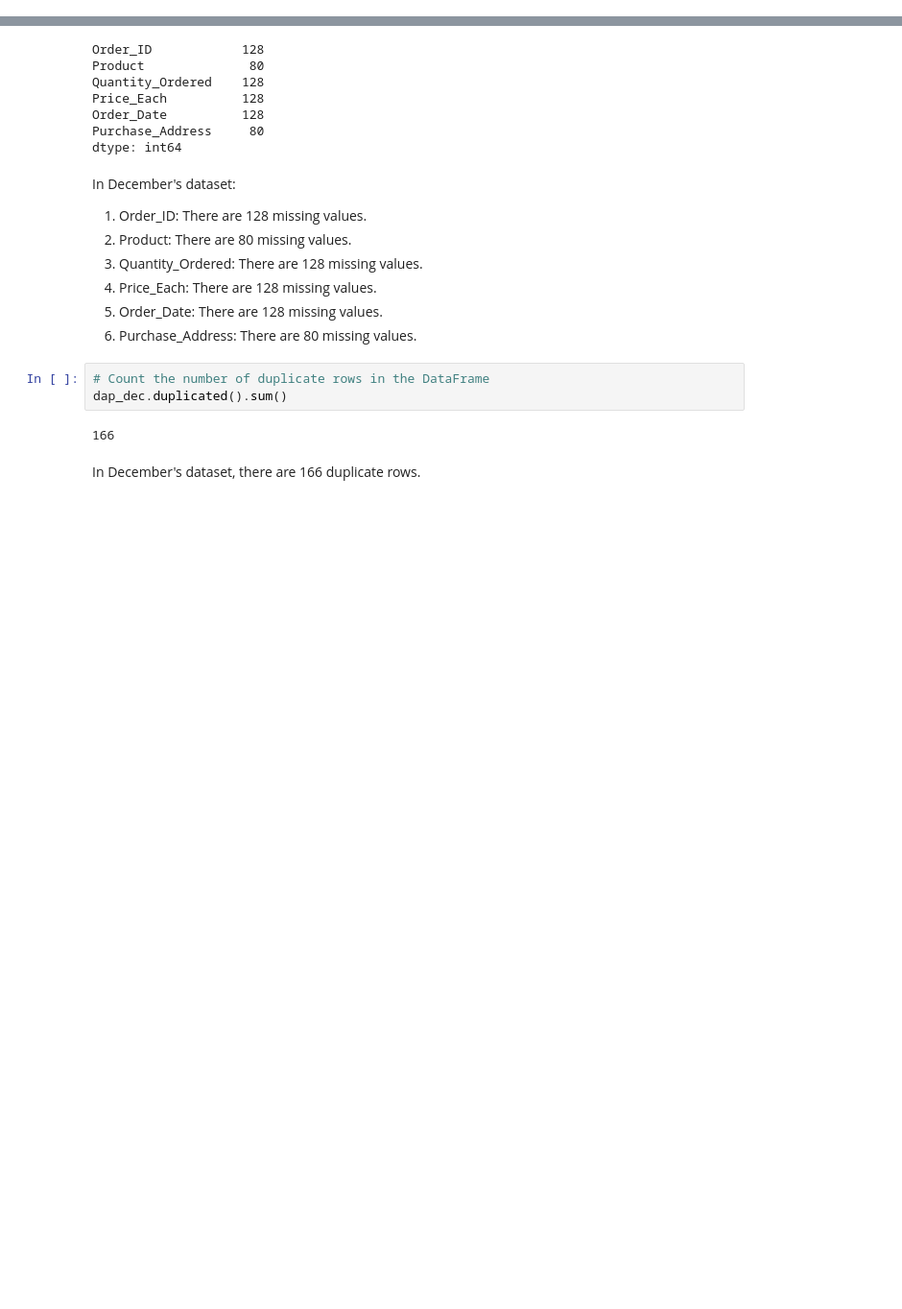
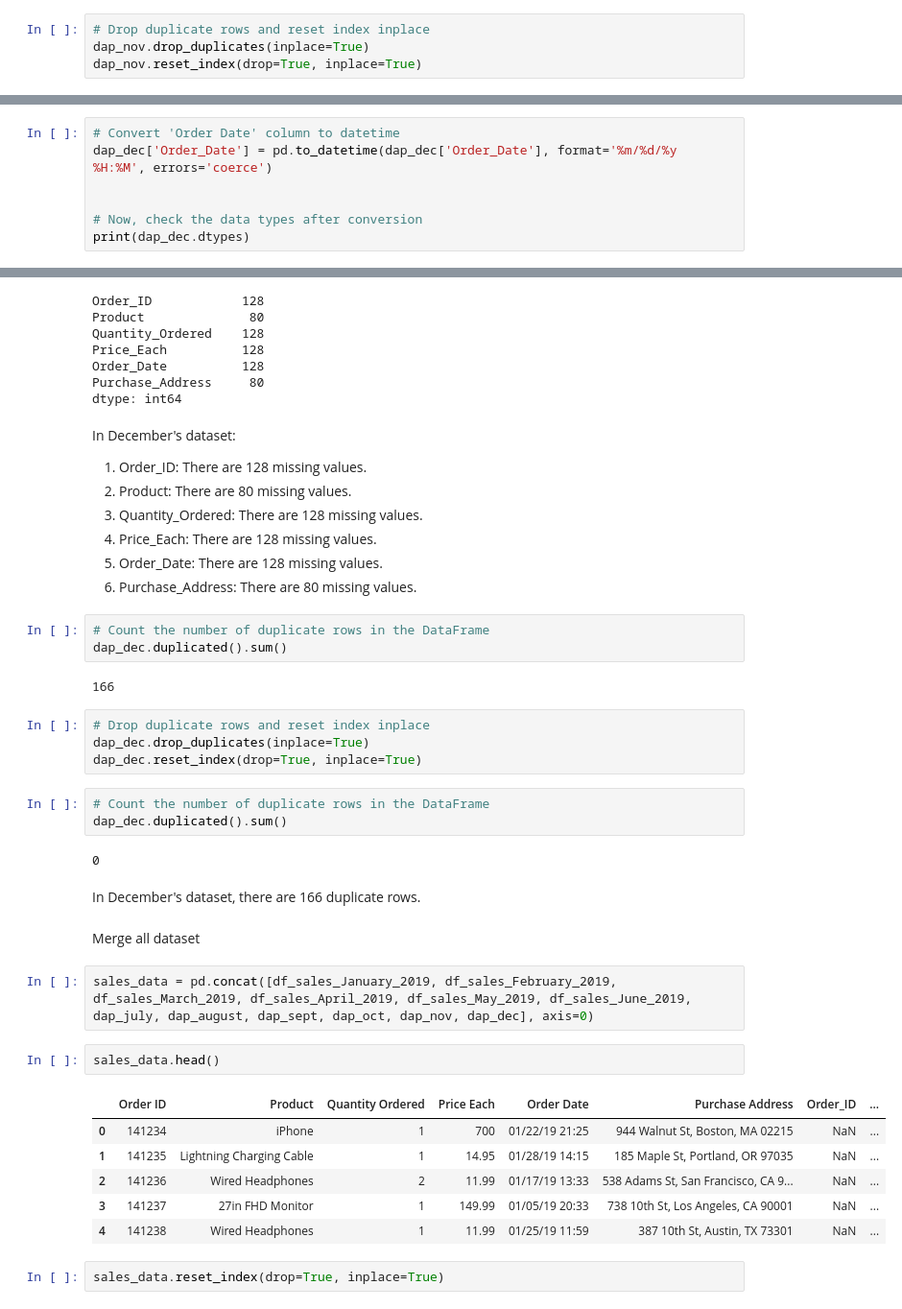
Before and after one commit to Samidirbsa/PowerBI_Capstone_Project, a Jupyter notebook: notebook.ipynb, the cells around one changed output, grey strips where cells are left out. Shown at 96% size. Cells and saved outputs as stored; diff of their text form; blank space fills up the shorter version.

```diff
--- a/notebook.ipynb
+++ b/notebook.ipynb
@@ -1573,3 +1870,7 @@ Purchase_Address: 45 missing values
 dap_nov.duplicated().sum()
 # %% [output]
 108
+# %%
+# Drop duplicate rows and reset index inplace
+dap_nov.drop_duplicates(inplace=True)
+dap_nov.reset_index(drop=True, inplace=True)
@@ -1608,3 +1914,10 @@ Data columns (total 6 columns):
  5   Purchase_Address  25037 non-null  object
 dtypes: float64(3), object(3)
 memory usage: 1.1+ MB
+# %%
+# Convert 'Order Date' column to datetime
+dap_dec['Order_Date'] = pd.to_datetime(dap_dec['Order_Date'], format='%m/%d/%y %H:%M', errors='coerce')
+
+
+# Now, check the data types after conversion
+print(dap_dec.dtypes)
@@ -1709,5 +2030,29 @@ In December's dataset:
 dap_dec.duplicated().sum()
 # %% [output]
 166
+# %%
+# Drop duplicate rows and reset index inplace
+dap_dec.drop_duplicates(inplace=True)
+dap_dec.reset_index(drop=True, inplace=True)
+# %%
+# Count the number of duplicate rows in the DataFrame
+dap_dec.duplicated().sum()
+# %% [output]
+0
 # %% [markdown]
 In December's dataset, there are 166 duplicate rows.
+# %% [markdown]
+Merge all dataset
+# %%
+sales_data = pd.concat([df_sales_January_2019, df_sales_February_2019, df_sales_March_2019, df_sales_April_2019, df_sales_May_2019, df_sales_June_2019, dap_july, dap_august, dap_sept, dap_oct, dap_nov, dap_dec], axis=0)
+# %%
+sales_data.head()
+# %% [output]
+|  | Order ID | Product | Quantity Ordered | Price Each | Order Date | Purchase Address | Order_ID | ... |
+| 0 | 141234 | iPhone | 1 | 700 | 01/22/19 21:25 | 944 Walnut St, Boston, MA 02215 | NaN | ... |
+| 1 | 141235 | Lightning Charging Cable | 1 | 14.95 | 01/28/19 14:15 | 185 Maple St, Portland, OR 97035 | NaN | ... |
+| 2 | 141236 | Wired Headphones | 2 | 11.99 | 01/17/19 13:33 | 538 Adams St, San Francisco, CA 9... | NaN | ... |
+| 3 | 141237 | 27in FHD Monitor | 1 | 149.99 | 01/05/19 20:33 | 738 10th St, Los Angeles, CA 90001 | NaN | ... |
+| 4 | 141238 | Wired Headphones | 1 | 11.99 | 01/25/19 11:59 | 387 10th St, Austin, TX 73301 | NaN | ... |
+# %%
+sales_data.reset_index(drop=True, inplace=True)
```
Also changed, not shown: parts of 36 cells of this notebook.
